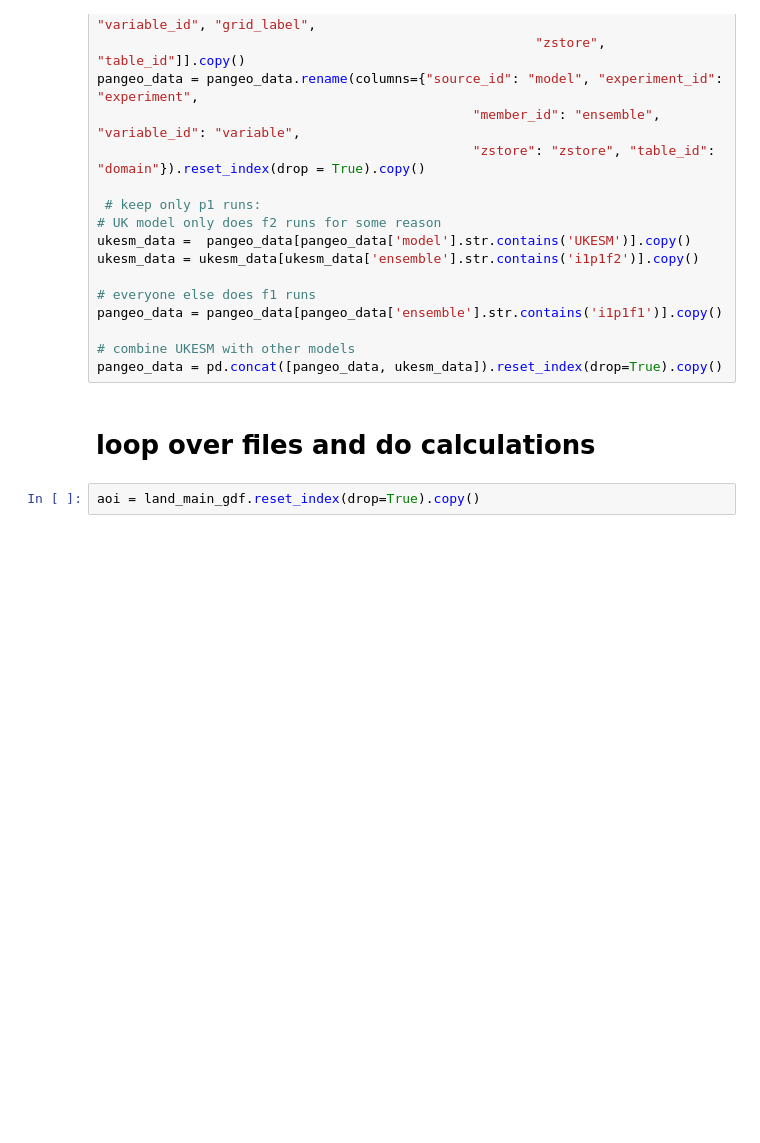
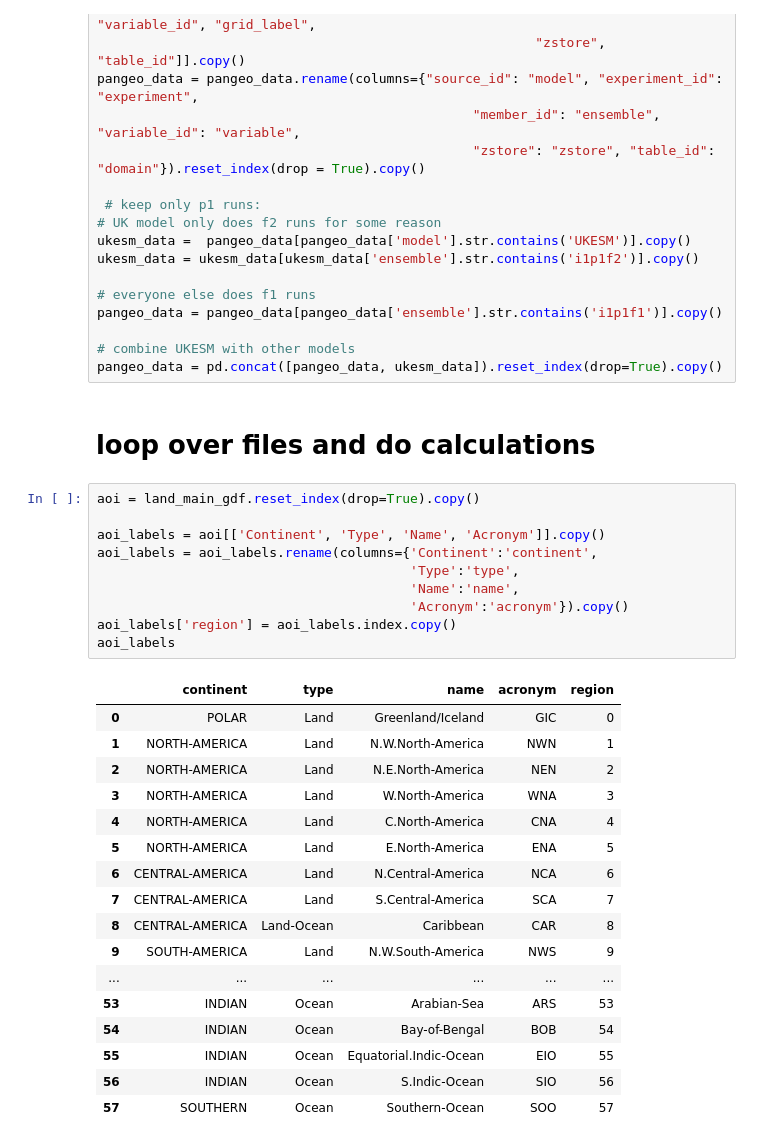
Before and after one commit to JGCRI/stitches_in_r, a Jupyter notebook: R/inst/shinyApp/python_curation/aoi_extractions.ipynb, the cells around one changed output. Drawn from its saved outputs; the diff is of its cells as text; blank space fills up the shorter version.

```diff
--- a/R/inst/shinyApp/python_curation/aoi_extractions.ipynb
+++ b/R/inst/shinyApp/python_curation/aoi_extractions.ipynb
@@ -141,5 +139,31 @@ pangeo_data = pangeo_data[pangeo_data['ensemble'].str.contains('i1p1f1')].copy()
 pangeo_data = pd.concat([pangeo_data, ukesm_data]).reset_index(drop=True).copy()
 # %% [markdown]
 # loop over files and do calculations
-# %%
-aoi = land_main_gdf.reset_index(drop=True).copy()
+# %%
+aoi = land_main_gdf.reset_index(drop=True).copy()
+
+aoi_labels = aoi[['Continent', 'Type', 'Name', 'Acronym']].copy()
+aoi_labels = aoi_labels.rename(columns={'Continent':'continent',
+                                        'Type':'type',
+                                        'Name':'name',
+                                        'Acronym':'acronym'}).copy()
+aoi_labels['region'] = aoi_labels.index.copy()
+aoi_labels
+# %% [output]
+|  | continent | type | name | acronym | region |
+| 0 | POLAR | Land | Greenland/Iceland | GIC | 0 |
+| 1 | NORTH-AMERICA | Land | N.W.North-America | NWN | 1 |
+| 2 | NORTH-AMERICA | Land | N.E.North-America | NEN | 2 |
+| 3 | NORTH-AMERICA | Land | W.North-America | WNA | 3 |
+| 4 | NORTH-AMERICA | Land | C.North-America | CNA | 4 |
+| 5 | NORTH-AMERICA | Land | E.North-America | ENA | 5 |
+| 6 | CENTRAL-AMERICA | Land | N.Central-America | NCA | 6 |
+| 7 | CENTRAL-AMERICA | Land | S.Central-America | SCA | 7 |
+| 8 | CENTRAL-AMERICA | Land-Ocean | Caribbean | CAR | 8 |
+| 9 | SOUTH-AMERICA | Land | N.W.South-America | NWS | 9 |
+| ... | ... | ... | ... | ... | ... |
+| 53 | INDIAN | Ocean | Arabian-Sea | ARS | 53 |
+| 54 | INDIAN | Ocean | Bay-of-Bengal | BOB | 54 |
+| 55 | INDIAN | Ocean | Equatorial.Indic-Ocean | EIO | 55 |
+| 56 | INDIAN | Ocean | S.Indic-Ocean | SIO | 56 |
+| 57 | SOUTHERN | Ocean | Southern-Ocean | SOO | 57 |
```
Also changed, not shown: parts of 8 cells of this notebook.
